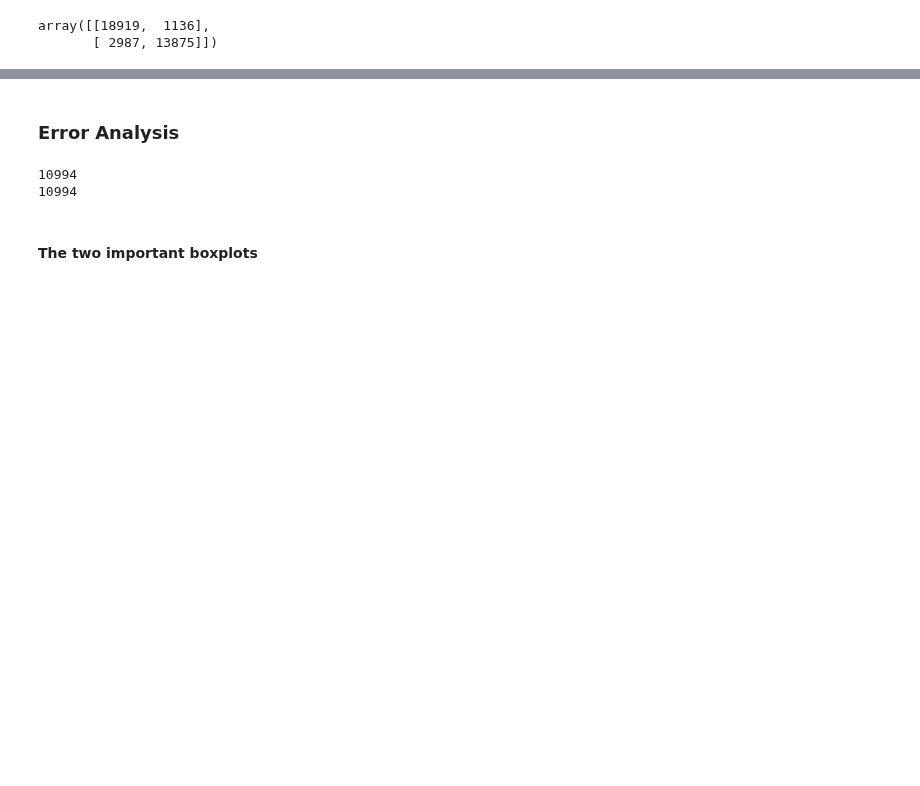
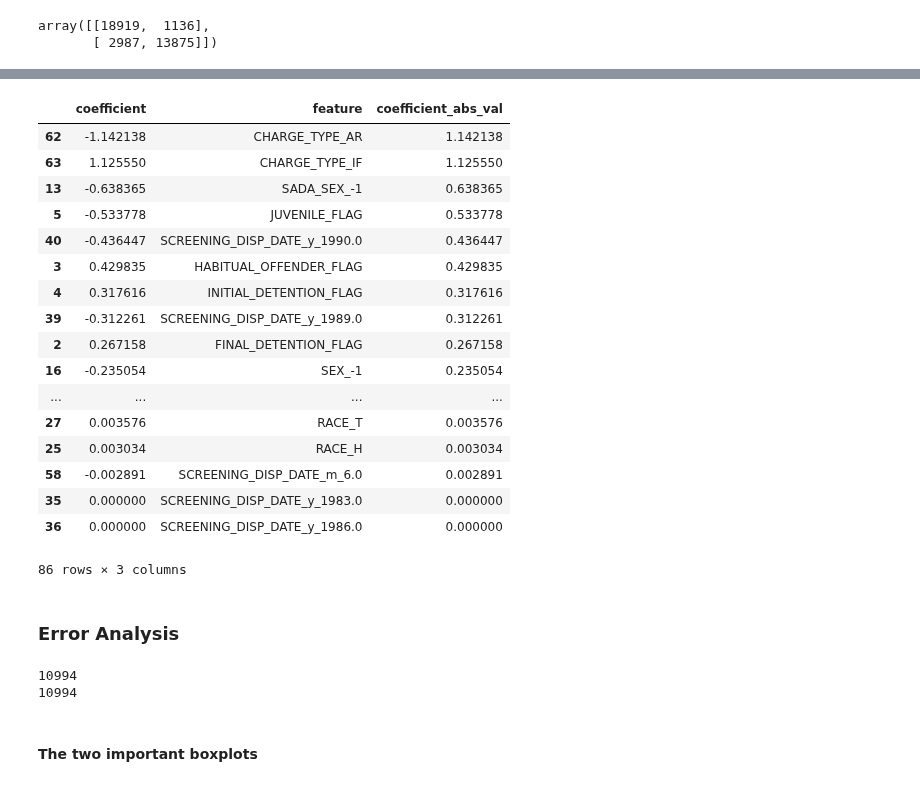
Before and after one commit to da1933/NODA, a Jupyter notebook: CR_independent_study/Modeling-Predicted Prosecutor.ipynb, the cells around one changed output, grey strips where cells are left out. Drawn from its saved outputs; the diff is of its cells as text; code cells hidden in the pictures; blank space fills up the shorter version.

```diff
--- a/CR_independent_study/Modeling-Predicted Prosecutor.ipynb
+++ b/CR_independent_study/Modeling-Predicted Prosecutor.ipynb
@@ -127,0 +149,2 @@ array([[18919,  1136],
+# %%
+predicted_prosecutor_lr = LogisticRegression()
@@ -127,0 +210,6 @@ array([[18919,  1136],
+# %%
+#Coefficients
+
+coefficients = pd.DataFrame(list(zip(np.ravel(predicted_prosecutor_lr.coef_), X_train.columns)))
+
+coefficients = coefficients.rename(columns = {0:'coefficient', 1:'feature'})
@@ -128,3 +229,27 @@ array([[18919,  1136],
+# %%
+coefficients['coefficient_abs_val'] = abs(coefficients['coefficient'])
+# %%
+coefficients.sort(columns = 'coefficient_abs_val', ascending=False)
+#this might be easier to arrive at a causal story for
+# %% [output]
+|  | coefficient | feature | coefficient_abs_val |
+| 62 | -1.142138 | CHARGE_TYPE_AR | 1.142138 |
+| 63 | 1.125550 | CHARGE_TYPE_IF | 1.125550 |
+| 13 | -0.638365 | SADA_SEX_-1 | 0.638365 |
+| 5 | -0.533778 | JUVENILE_FLAG | 0.533778 |
+| 40 | -0.436447 | SCREENING_DISP_DATE_y_1990.0 | 0.436447 |
+| 3 | 0.429835 | HABITUAL_OFFENDER_FLAG | 0.429835 |
+| 4 | 0.317616 | INITIAL_DETENTION_FLAG | 0.317616 |
+| 39 | -0.312261 | SCREENING_DISP_DATE_y_1989.0 | 0.312261 |
+| 2 | 0.267158 | FINAL_DETENTION_FLAG | 0.267158 |
+| 16 | -0.235054 | SEX_-1 | 0.235054 |
+| ... | ... | ... | ... |
+| 27 | 0.003576 | RACE_T | 0.003576 |
+| 25 | 0.003034 | RACE_H | 0.003034 |
+| 58 | -0.002891 | SCREENING_DISP_DATE_m_6.0 | 0.002891 |
+| 35 | 0.000000 | SCREENING_DISP_DATE_y_1983.0 | 0.000000 |
+| 36 | 0.000000 | SCREENING_DISP_DATE_y_1986.0 | 0.000000 |
+86 rows × 3 columns
 # %% [markdown]
 ### Error Analysis
 # %%
```
Also changed, not shown: parts of 26 cells of this notebook, 1 other file.
